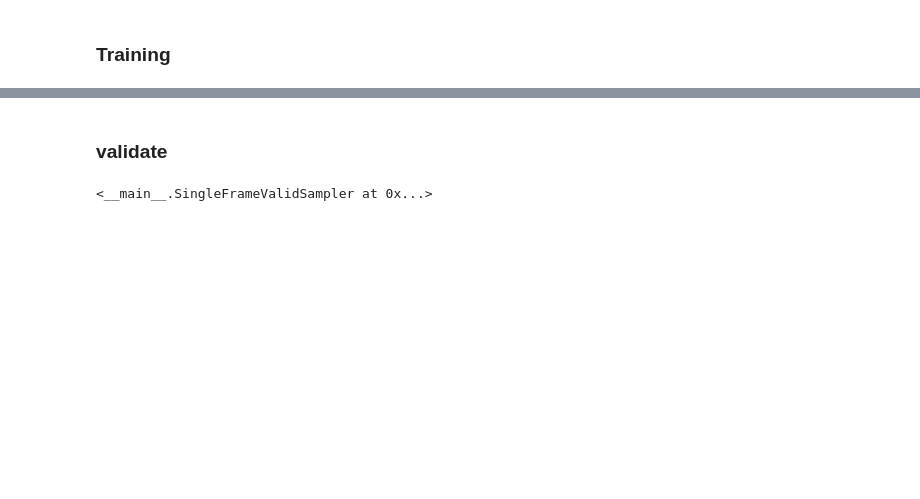
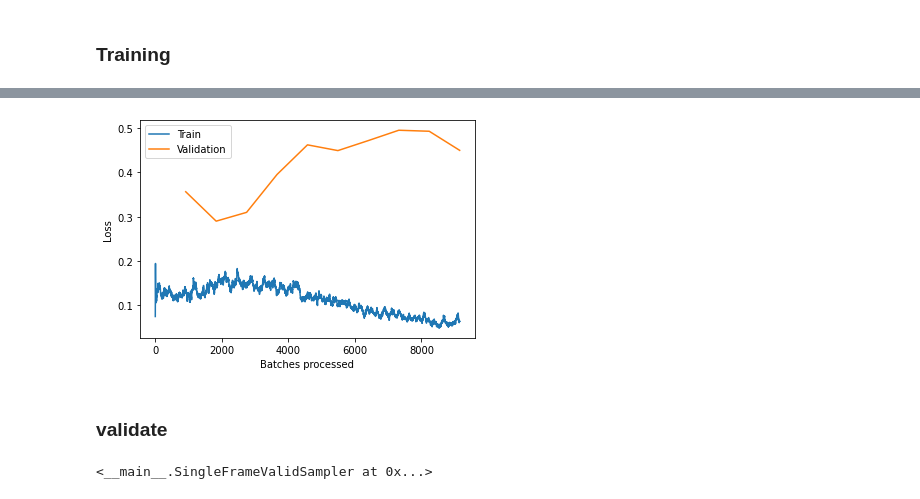
Before and after one commit to KeremTurgutlu/dfdc, a Jupyter notebook: nbs/22_multi_frame_model.ipynb, the cells around one changed output, grey strips where cells are left out. Cells and saved outputs as stored; diff of their text form; code cells hidden in the pictures; blank space fills up the shorter version.

```diff
--- a/nbs/22_multi_frame_model.ipynb
+++ b/nbs/22_multi_frame_model.ipynb
@@ -603,6 +538,9 @@ RuntimeError: Error(s) in loading state_dict for CRNNModel:
+# %%
+learner.freeze_to(1)
+learner.fit_one_cycle(10, slice(lr/3), callbacks=[early_stop_cb, save_model_cb])
 # %%
 learner.unfreeze()
-learner.fit_one_cycle(10, slice(lr/10), callbacks=[early_stop_cb, save_model_cb])
+learner.fit_one_cycle(10, slice(lr/9), callbacks=[early_stop_cb, save_model_cb])
 # %%
 learner.validate()
 # %% [output]
@@ -615,3 +553,7 @@ learner.save_model_callback.name
+# %%
+learner.recorder.plot_losses()
+# %% [output]
+[figure, added]
 # %% [markdown]
 ### validate
 # %%
```
Also changed, not shown: parts of 53 cells of this notebook, 2 other files.
